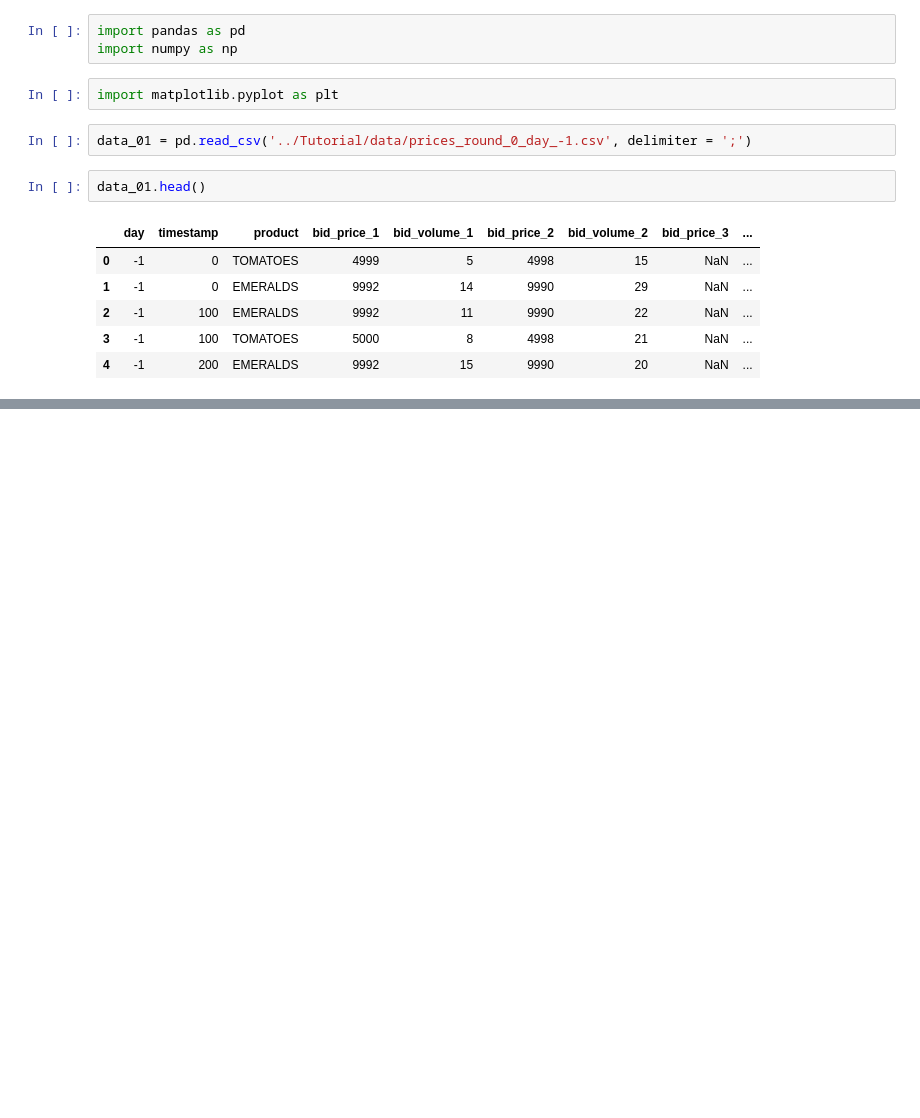
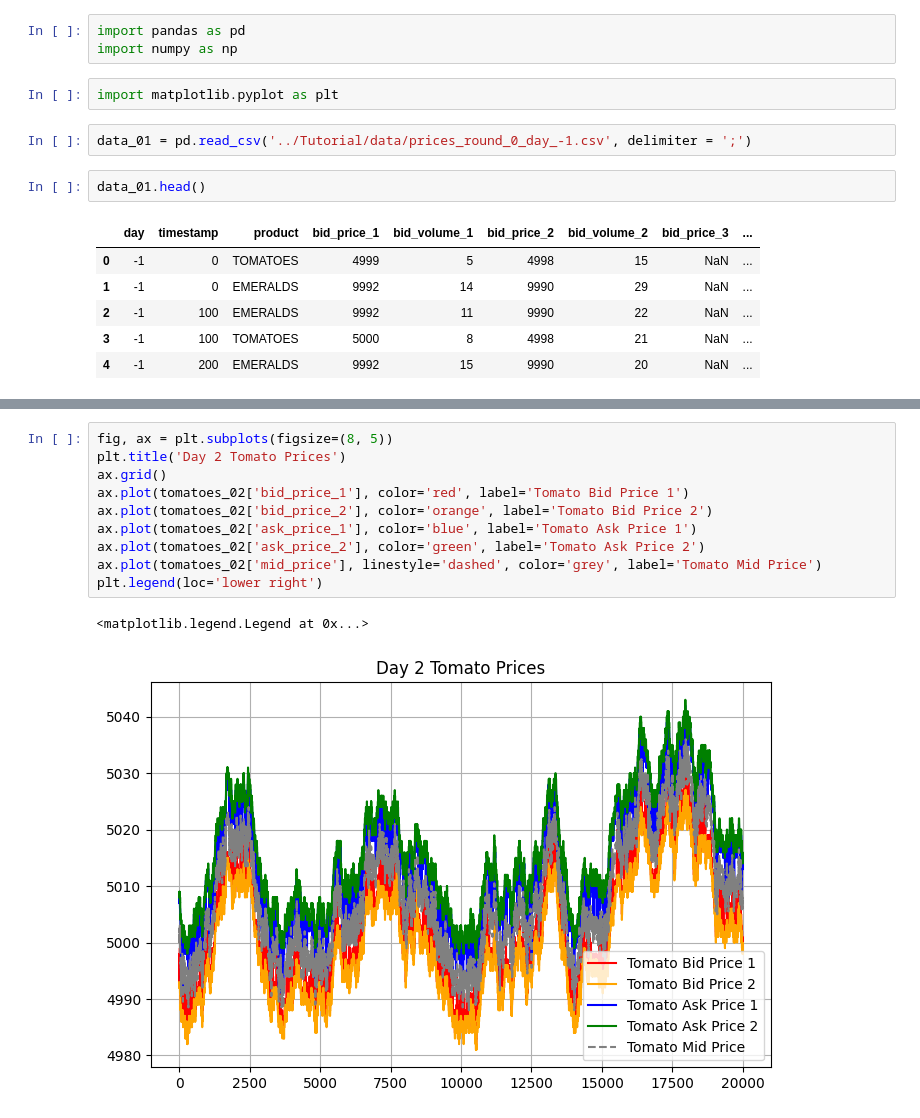
Before and after one commit to squilliam34/imc-prosperity-4, a Jupyter notebook: experimenting/tutorial.ipynb, the cells around one changed output, grey strips where cells are left out. Drawn from its saved outputs; the diff is of its cells as text; blank space fills up the shorter version.

```diff
--- a/experimenting/tutorial.ipynb
+++ b/experimenting/tutorial.ipynb
@@ -33,0 +78,13 @@ tomatoes_01
+# %%
+fig, ax = plt.subplots(figsize=(8, 5))
+plt.title('Day 2 Tomato Prices')
+ax.grid()
+ax.plot(tomatoes_02['bid_price_1'], color='red', label='Tomato Bid Price 1')
+ax.plot(tomatoes_02['bid_price_2'], color='orange', label='Tomato Bid Price 2')
+ax.plot(tomatoes_02['ask_price_1'], color='blue', label='Tomato Ask Price 1')
+ax.plot(tomatoes_02['ask_price_2'], color='green', label='Tomato Ask Price 2')
+ax.plot(tomatoes_02['mid_price'], linestyle='dashed', color='grey', label='Tomato Mid Price')
+plt.legend(loc='lower right')
+# %% [output]
+<matplotlib.legend.Legend at 0x...>
+[figure, added]
```
Also changed, not shown: parts of 10 cells of this notebook.
